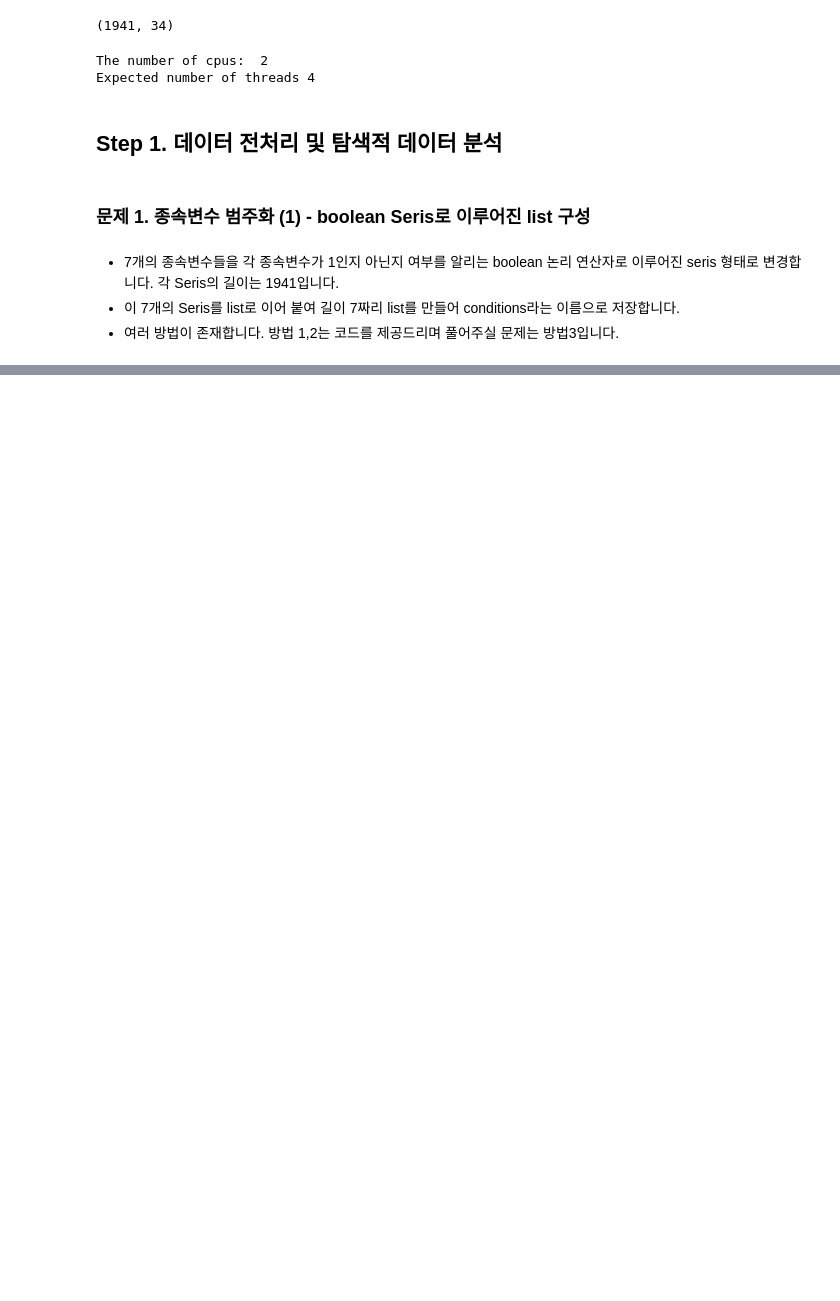
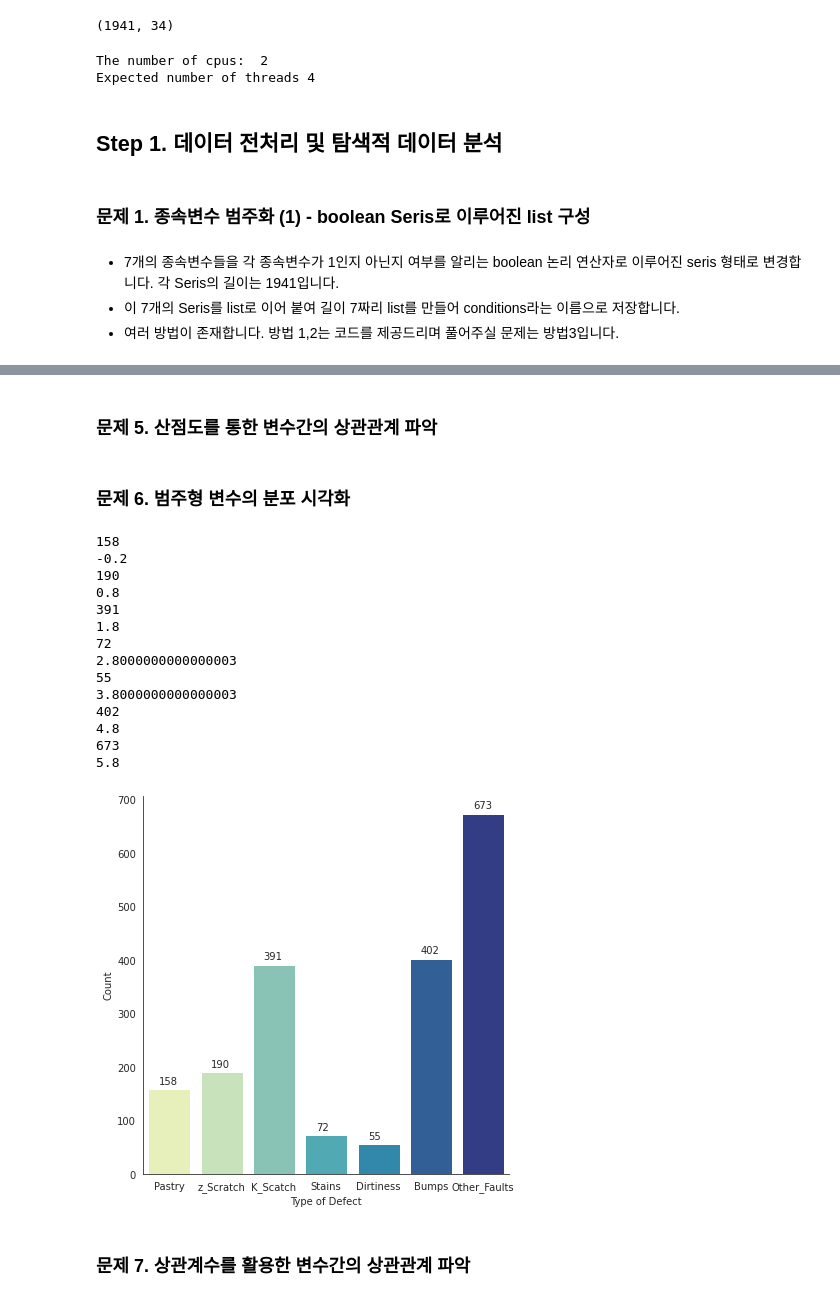
Before and after one commit to spacemaninSeoul/fast_campus_ML300, a Jupyter notebook: ML300P3패턴인식C1.ipynb, the cells around one changed output, grey strips where cells are left out. Saved outputs shown, nothing was run; the diff lists cells and outputs as text; code cells hidden in the pictures; blank space fills up the shorter version.

```diff
--- a/ML300P3패턴인식C1.ipynb
+++ b/ML300P3패턴인식C1.ipynb
@@ -140,3 +140,15 @@ conditions = [df['Pastry'].astype(bool),
 ## (문제) 방법 3. pandas.Series.astype과 map, lambda를 활용합니다
 # conditions_bf에 각 변수들의 Seris로 list를 구성합니다.
 # conditions_bf을 사용하고 map, lambda를 활용하여 conditions_bf의 각 원소에 astype 함수를 적용합니다.
+
+conditions_bf = [
+                 df['Pastry'],
+                 df['Z_Scratch'],
+                 df['K_Scatch'],
+                 df['Stains'],
+                 df['Dirtiness'],
+                 df['Bumps'],
+                 df['Other_Faults']
+]
+
+conditions = list(map(lambda i: i.astype(bool), conditions_bf))
@@ -142,0 +180,5 @@ conditions = [df['Pastry'].astype(bool),
+# %%
+choices = ['Pastry', 'z_Scratch', 'K_Scatch', 'Stains', 'Dirtiness', 'Bumps', 'Other_Faults']
+# %%
+# (문제) numpy.select를 사용하고 위에 정의해드린 choices를 인수로 활용하여 범주화를 진행합니다.
+df['class'] = np.select(conditions, choices)
@@ -142,0 +255,2 @@ conditions = [df['Pastry'].astype(bool),
+# %% [markdown]
+### 문제 5. 산점도를 통한 변수간의 상관관계 파악
@@ -142,0 +264,35 @@ conditions = [df['Pastry'].astype(bool),
+# %% [markdown]
+### 문제 6. 범주형 변수의 분포 시각화
+# %%
+import seaborn as sns
+sns.set_style('white')
+# %%
+# (문제) seaborn.factorplot을 활용하여 Barplot으로 "class" 변수의 카운트를 표현합니다. 적절한 x축, y축, plot의 title까지 지정해줍니다.
+g = sns.factorplot(x='class', data=df, kind='count', palette = 'YlGnBu',size=6)
+g.ax.xaxis.set_label_text('Type of Defect')
+g.ax.yaxis.set_label_text('Count')
+
+# (문제) Barplot의 bar 상단에 값을 text로 달아줍니다.
+
+for p in g.ax.patches:
+  g.ax.annotate((p.get_height()), (p.get_x()+0.2, p.get_height()+10))
+  print(p.get_height())
+  print(p.get_x()+0.2)
+# %% [output]
+158
+-0.2
+190
+0.8
+391
+1.8
+72
+2.8000000000000003
+55
+3.8000000000000003
+402
+4.8
+673
+5.8
+[figure, added]
+# %% [markdown]
+### 문제 7. 상관계수를 활용한 변수간의 상관관계 파악
```
Also changed, not shown: parts of 41 cells of this notebook.
